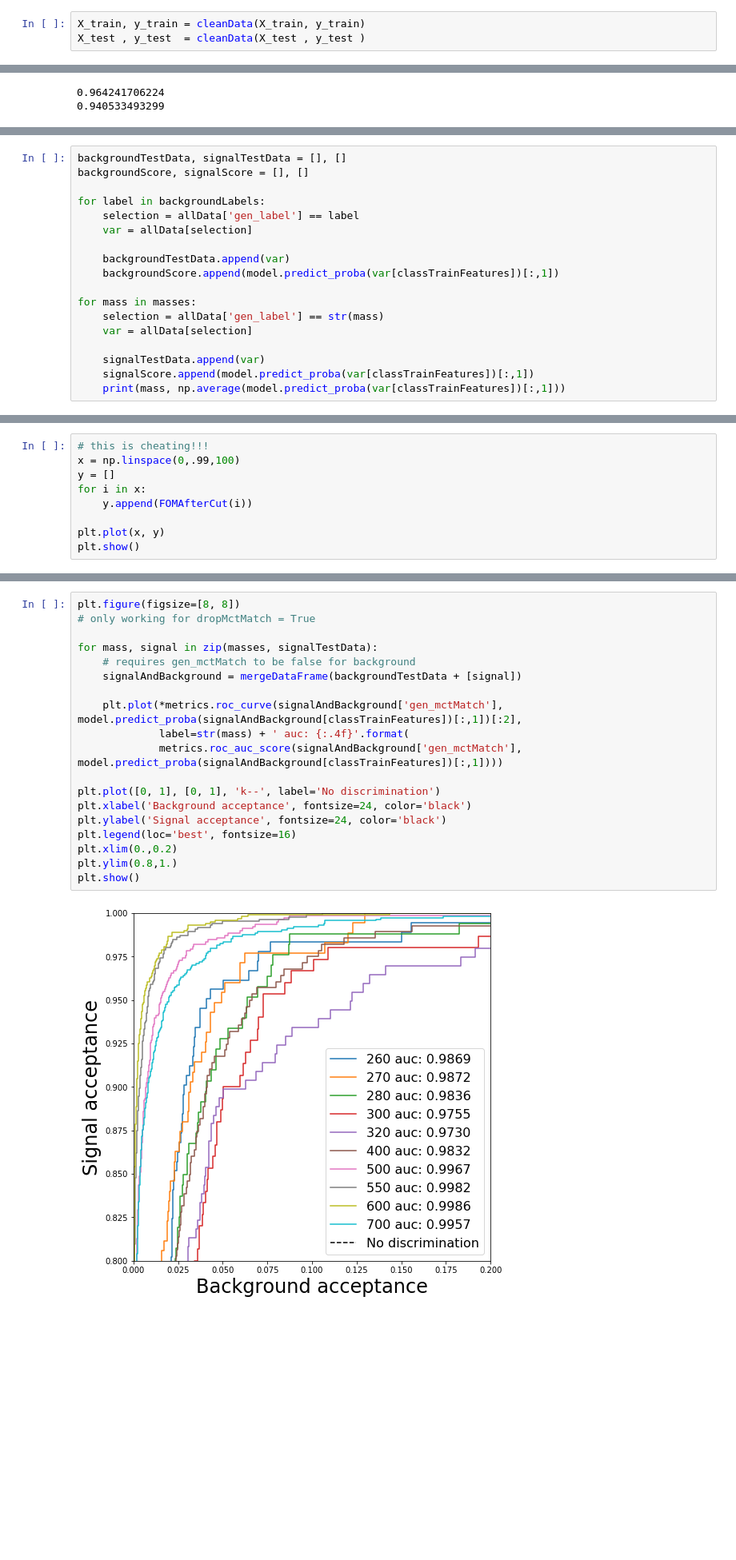
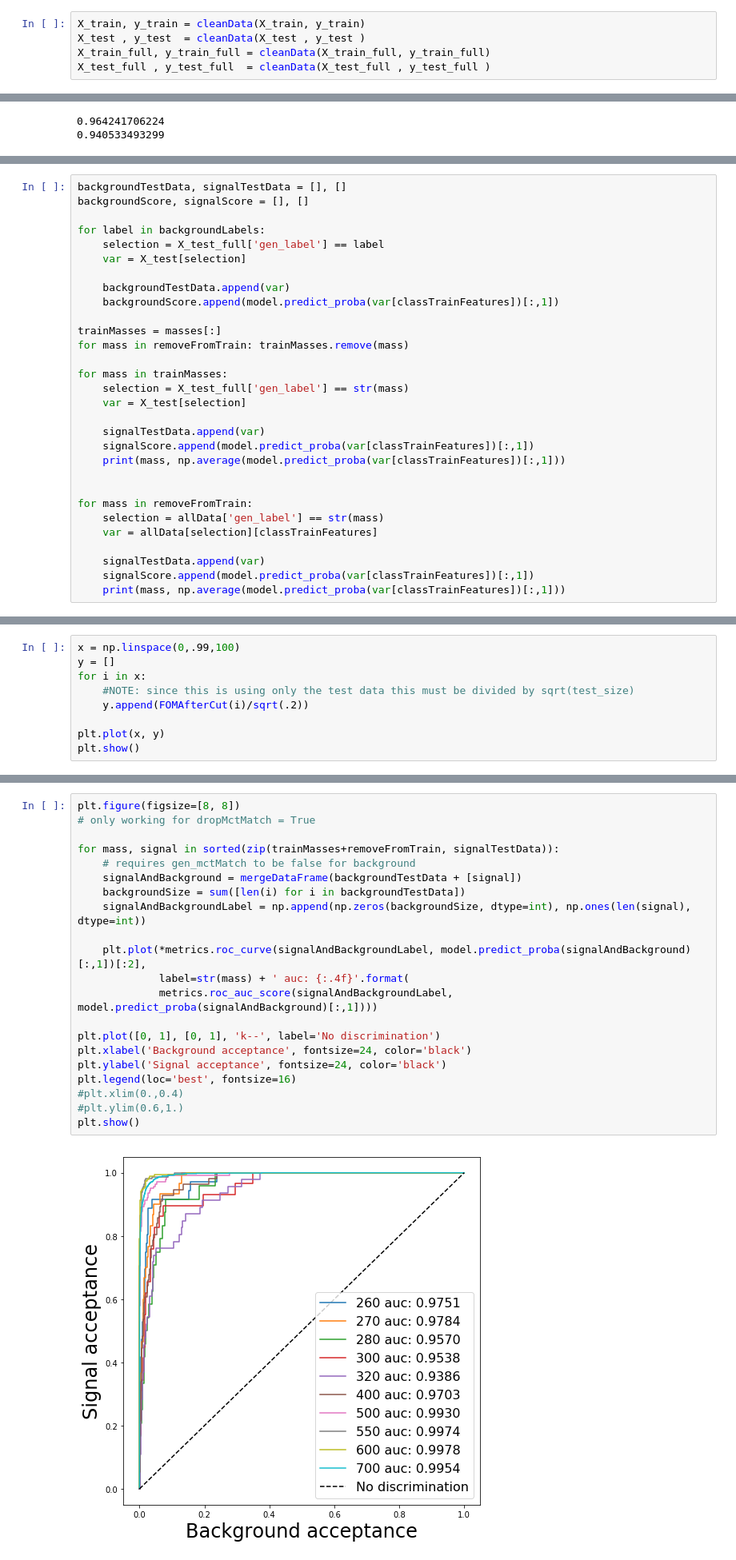
Before and after one commit to antcap96/estagio, a Jupyter notebook: BDT_justXGB.ipynb, the cells around one changed output, grey strips where cells are left out. Shown at 80% size. Cells and saved outputs as stored; diff of their text form; blank space fills up the shorter version.

Commit message:
fixed using train data for validation

```diff
--- a/BDT_justXGB.ipynb
+++ b/BDT_justXGB.ipynb
@@ -203,6 +207,8 @@ def cleanData(X, y):
 # %%
 X_train, y_train = cleanData(X_train, y_train)
 X_test , y_test  = cleanData(X_test , y_test )
+X_train_full, y_train_full = cleanData(X_train_full, y_train_full)
+X_test_full , y_test_full  = cleanData(X_test_full , y_test_full )
 # %%
 scale = len(allBackgroundData)/len(allSignalData)
 
@@ -270,17 +276,29 @@ backgroundTestData, signalTestData = [], []
 backgroundScore, signalScore = [], []
 
 for label in backgroundLabels:
-    selection = allData['gen_label'] == label
-    var = allData[selection]
+    selection = X_test_full['gen_label'] == label
+    var = X_test[selection]
 
     backgroundTestData.append(var)
     backgroundScore.append(model.predict_proba(var[classTrainFeatures])[:,1])
 
-for mass in masses:
-    selection = allData['gen_label'] == str(mass)
-    var = allData[selection]
+trainMasses = masses[:]
+for mass in removeFromTrain: trainMasses.remove(mass)
+
+for mass in trainMasses:
+    selection = X_test_full['gen_label'] == str(mass)
+    var = X_test[selection]
 
     signalTestData.append(var)
     signalScore.append(model.predict_proba(var[classTrainFeatures])[:,1])
     print(mass, np.average(model.predict_proba(var[classTrainFeatures])[:,1]))
+
+
+for mass in removeFromTrain:
+    selection = allData['gen_label'] == str(mass)
+    var = allData[selection][classTrainFeatures]
+
+    signalTestData.append(var)
+    signalScore.append(model.predict_proba(var[classTrainFeatures])[:,1])
+    print(mass, np.average(model.predict_proba(var[classTrainFeatures])[:,1]))
 # %% [output]
@@ -304,11 +322,11 @@ def FOMAfterCut(p):
 
     return calculateFOM(cutSignal, cutBackground, range(len(cutSignal)), range(len(cutBackground)))
 # %%
-# this is cheating!!!
 x = np.linspace(0,.99,100)
 y = []
 for i in x:
-    y.append(FOMAfterCut(i))
+    #NOTE: since this is using only the test data this must be divided by sqrt(test_size)
+    y.append(FOMAfterCut(i)/sqrt(.2))
 
 plt.plot(x, y)
 plt.show()
@@ -317,24 +335,26 @@ plt.show()
 # %%
 plt.figure(figsize=[8, 8])
 # only working for dropMctMatch = True
 
-for mass, signal in zip(masses, signalTestData):
+for mass, signal in sorted(zip(trainMasses+removeFromTrain, signalTestData)):
     # requires gen_mctMatch to be false for background
     signalAndBackground = mergeDataFrame(backgroundTestData + [signal])
+    backgroundSize = sum([len(i) for i in backgroundTestData])
+    signalAndBackgroundLabel = np.append(np.zeros(backgroundSize, dtype=int), np.ones(len(signal), dtype=int))
 
-    plt.plot(*metrics.roc_curve(signalAndBackground['gen_mctMatch'], model.predict_proba(signalAndBackground[classTrainFeatures])[:,1])[:2],
+    plt.plot(*metrics.roc_curve(signalAndBackgroundLabel, model.predict_proba(signalAndBackground)[:,1])[:2],
              label=str(mass) + ' auc: {:.4f}'.format(
-             metrics.roc_auc_score(signalAndBackground['gen_mctMatch'], model.predict_proba(signalAndBackground[classTrainFeatures])[:,1])))
+             metrics.roc_auc_score(signalAndBackgroundLabel, model.predict_proba(signalAndBackground)[:,1])))
 
 plt.plot([0, 1], [0, 1], 'k--', label='No discrimination')
 plt.xlabel('Background acceptance', fontsize=24, color='black')
 plt.ylabel('Signal acceptance', fontsize=24, color='black')
 plt.legend(loc='best', fontsize=16)
-plt.xlim(0.,0.2)
-plt.ylim(0.8,1.)
+#plt.xlim(0.,0.4)
+#plt.ylim(0.6,1.)
 plt.show()
 # %% [output]
-[figure, old version]
+[figure, new version]
 # %%
 #from sklearn.model_selection import GridSearchCV
 #from sklearn.metrics import make_scorer
```
Also changed, not shown: parts of 5 cells of this notebook.
